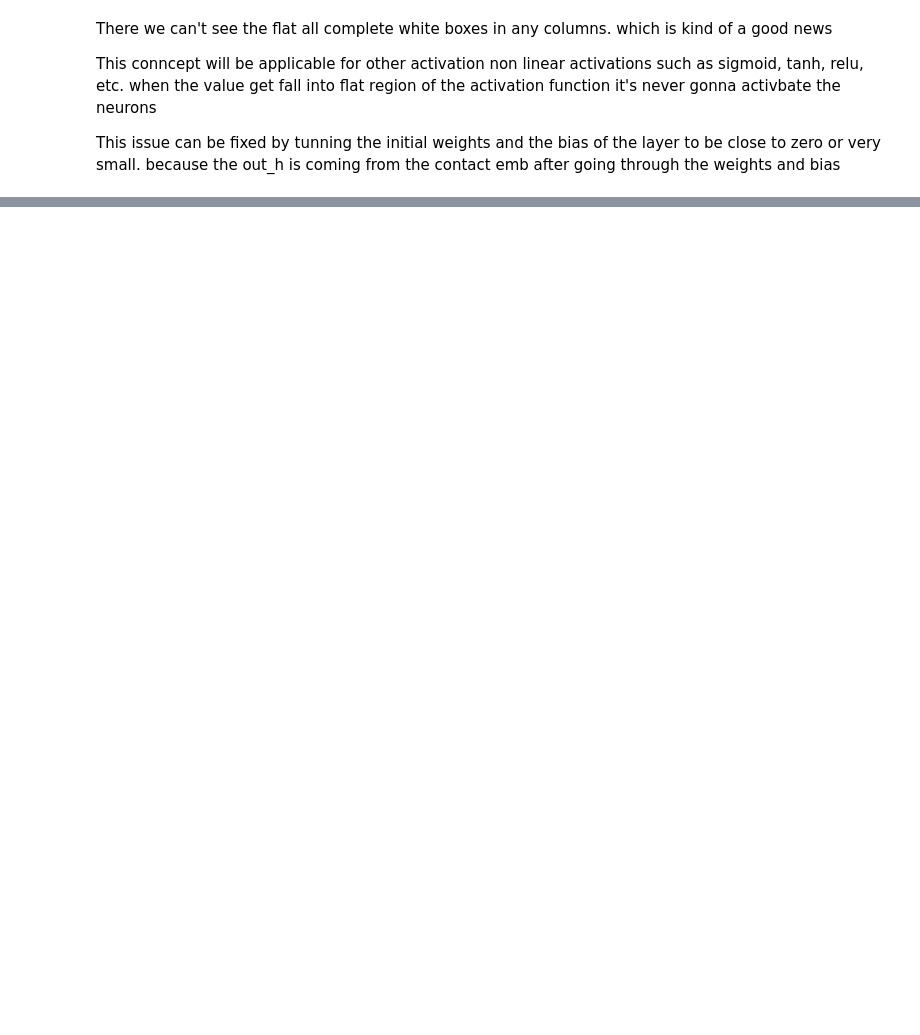
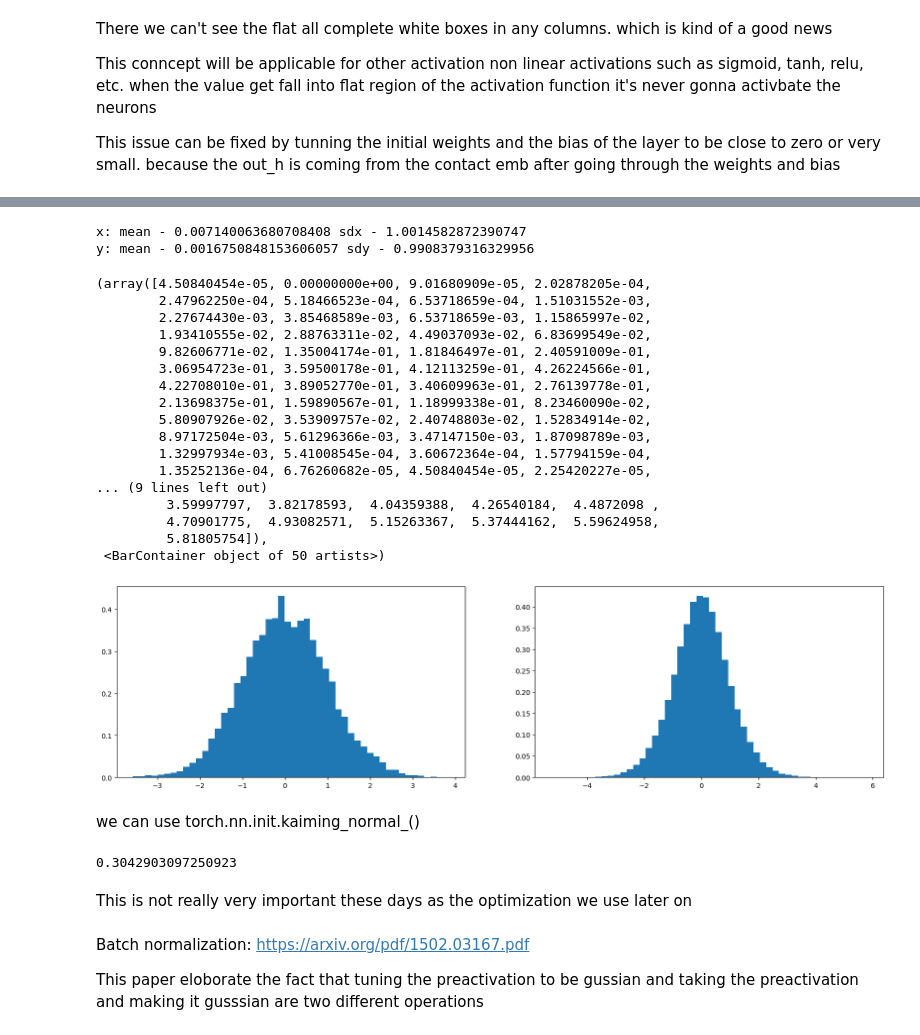
Before and after one commit to vithushanms/makemore-language-model, a Jupyter notebook: [Language_Models]_makemore_MLP_Further_Optimization_.ipynb, the cells around one changed output, grey strips where cells are left out. Saved outputs shown, nothing was run; the diff lists cells and outputs as text; code cells hidden in the pictures; blank space fills up the shorter version.

```diff
--- a/[Language_Models]_makemore_MLP_Further_Optimization_.ipynb
+++ b/[Language_Models]_makemore_MLP_Further_Optimization_.ipynb
@@ -288,0 +341,46 @@ train : 2.156198501586914
+# %%
+x = torch.randn(1000,10)
+w = torch.randn(10,200) / 10 ** 0.5
+y = x @ w
+print(f'x: mean - {x.mean()} sdx - {x.std()}')
+print(f'y: mean - {y.mean()} sdy - {y.std()}')
+
+plt.figure(figsize=(20,5))
+plt.subplot(121)
+plt.hist(x.view(-1).tolist(), 50, density = True)
+plt.subplot(122)
+plt.hist(y.view(-1).tolist(), 50, density = True)
+# %% [output]
+x: mean - 0.007140063680708408 sdx - 1.0014582872390747
+y: mean - 0.0016750848153606057 sdy - 0.9908379316329956
+(array([4.50840454e-05, 0.00000000e+00, 9.01680909e-05, 2.02878205e-04,
+        2.47962250e-04, 5.18466523e-04, 6.53718659e-04, 1.51031552e-03,
+        2.27674430e-03, 3.85468589e-03, 6.53718659e-03, 1.15865997e-02,
+        1.93410555e-02, 2.88763311e-02, 4.49037093e-02, 6.83699549e-02,
+        9.82606771e-02, 1.35004174e-01, 1.81846497e-01, 2.40591009e-01,
+        3.06954723e-01, 3.59500178e-01, 4.12113259e-01, 4.26224566e-01,
+        4.22708010e-01, 3.89052770e-01, 3.40609963e-01, 2.76139778e-01,
+        2.13698375e-01, 1.59890567e-01, 1.18999338e-01, 8.23460090e-02,
+        5.80907926e-02, 3.53909757e-02, 2.40748803e-02, 1.52834914e-02,
+        8.97172504e-03, 5.61296366e-03, 3.47147150e-03, 1.87098789e-03,
+        1.32997934e-03, 5.41008545e-04, 3.60672364e-04, 1.57794159e-04,
+        1.35252136e-04, 6.76260682e-05, 4.50840454e-05, 2.25420227e-05,
+... (9 lines left out)
+         3.59997797,  3.82178593,  4.04359388,  4.26540184,  4.4872098 ,
+         4.70901775,  4.93082571,  5.15263367,  5.37444162,  5.59624958,
+         5.81805754]),
+ <BarContainer object of 50 artists>)
+[figure, added]
+# %% [markdown]
+we can use torch.nn.init.kaiming_normal_()
+# %%
+#so the number is for tanh is going to be
+(5/3) / 30**0.5
+# %% [output]
+0.3042903097250923
+# %% [markdown]
+This is not really very important these days as the optimization we use later on
+# %% [markdown]
+Batch normalization: https://arxiv.org/pdf/1502.03167.pdf
+
+This paper eloborate the fact that tuning the preactivation to be gussian and taking the preactivation and making it gusssian are two different operations
```
Also changed, not shown: parts of 27 cells of this notebook.
